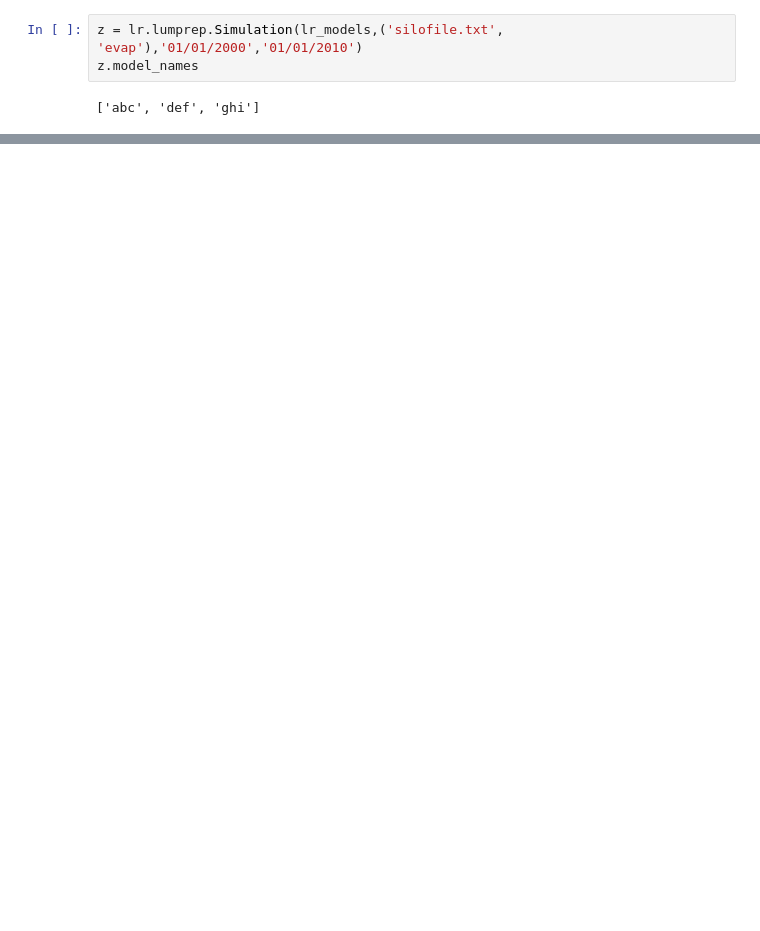
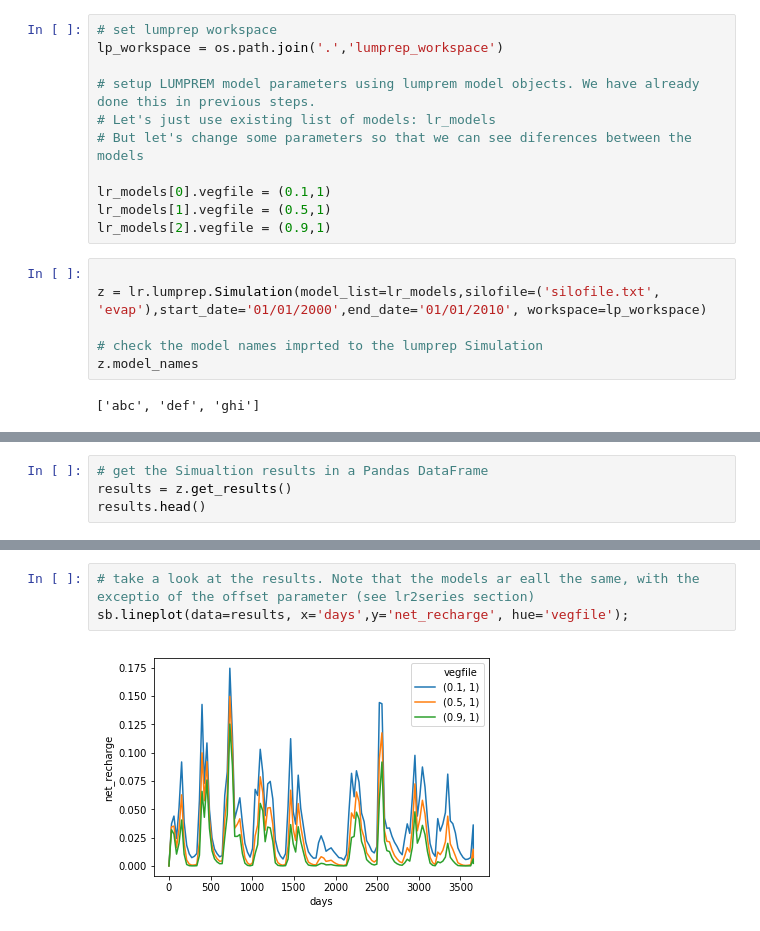
Before and after one commit to rhugman/lumpyrem, a Jupyter notebook: examples/example.ipynb, the cells around one changed output, grey strips where cells are left out. Saved outputs shown, nothing was run; the diff lists cells and outputs as text; blank space fills up the shorter version.

```diff
--- a/examples/example.ipynb
+++ b/examples/example.ipynb
@@ -329,5 +331,19 @@ END TIMESERIES
+# %%
+# set lumprep workspace
+lp_workspace = os.path.join('.','lumprep_workspace')
+
+# setup LUMPREM model parameters using lumprem model objects. We have already done this in previous steps.
+# Let's just use existing list of models: lr_models
+# But let's change some parameters so that we can see diferences between the models
+
+lr_models[0].vegfile = (0.1,1)
+lr_models[1].vegfile = (0.5,1)
+lr_models[2].vegfile = (0.9,1)
 # %%
-z = lr.lumprep.Simulation(lr_models,('silofile.txt', 'evap'),'01/01/2000','01/01/2010')
+
+z = lr.lumprep.Simulation(model_list=lr_models,silofile=('silofile.txt', 'evap'),start_date='01/01/2000',end_date='01/01/2010', workspace=lp_workspace)
+
+# check the model names imprted to the lumprep Simulation
 z.model_names
 # %% [output]
 ['abc', 'def', 'ghi']
@@ -362,0 +391,4 @@ FileNotFoundError: [Errno 2] No such file or directory: 'lr_abc.out'
+# %%
+# get the Simualtion results in a Pandas DataFrame
+results = z.get_results()
+results.head()
@@ -362,0 +403,5 @@ FileNotFoundError: [Errno 2] No such file or directory: 'lr_abc.out'
+# %%
+# take a look at the results. Note that the models ar eall the same, with the exceptio of the offset parameter (see lr2series section)
+sb.lineplot(data=results, x='days',y='net_recharge', hue='vegfile');
+# %% [output]
+[figure, added]
```
Also changed, not shown: parts of 12 cells of this notebook, 22 other files.
